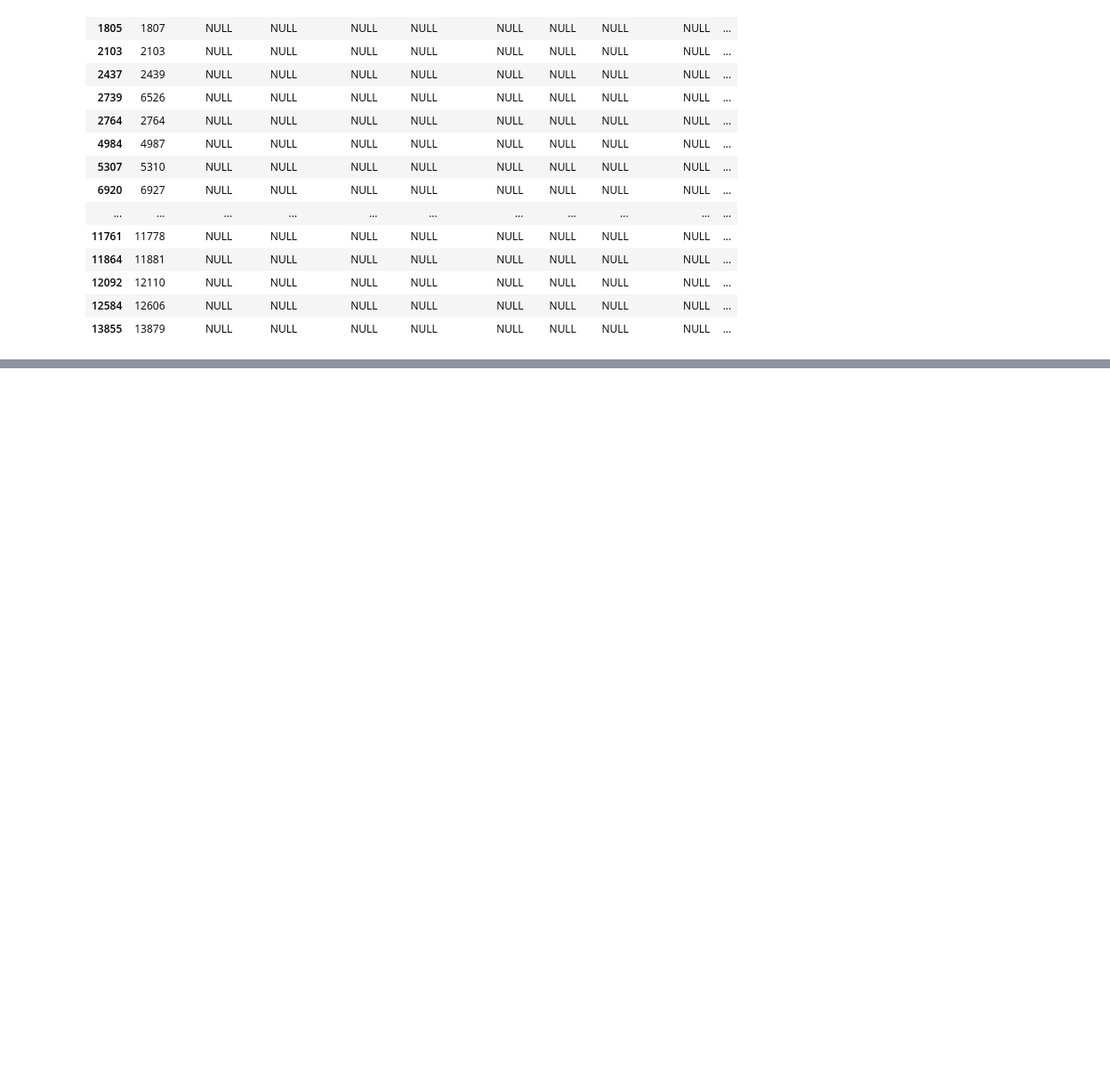
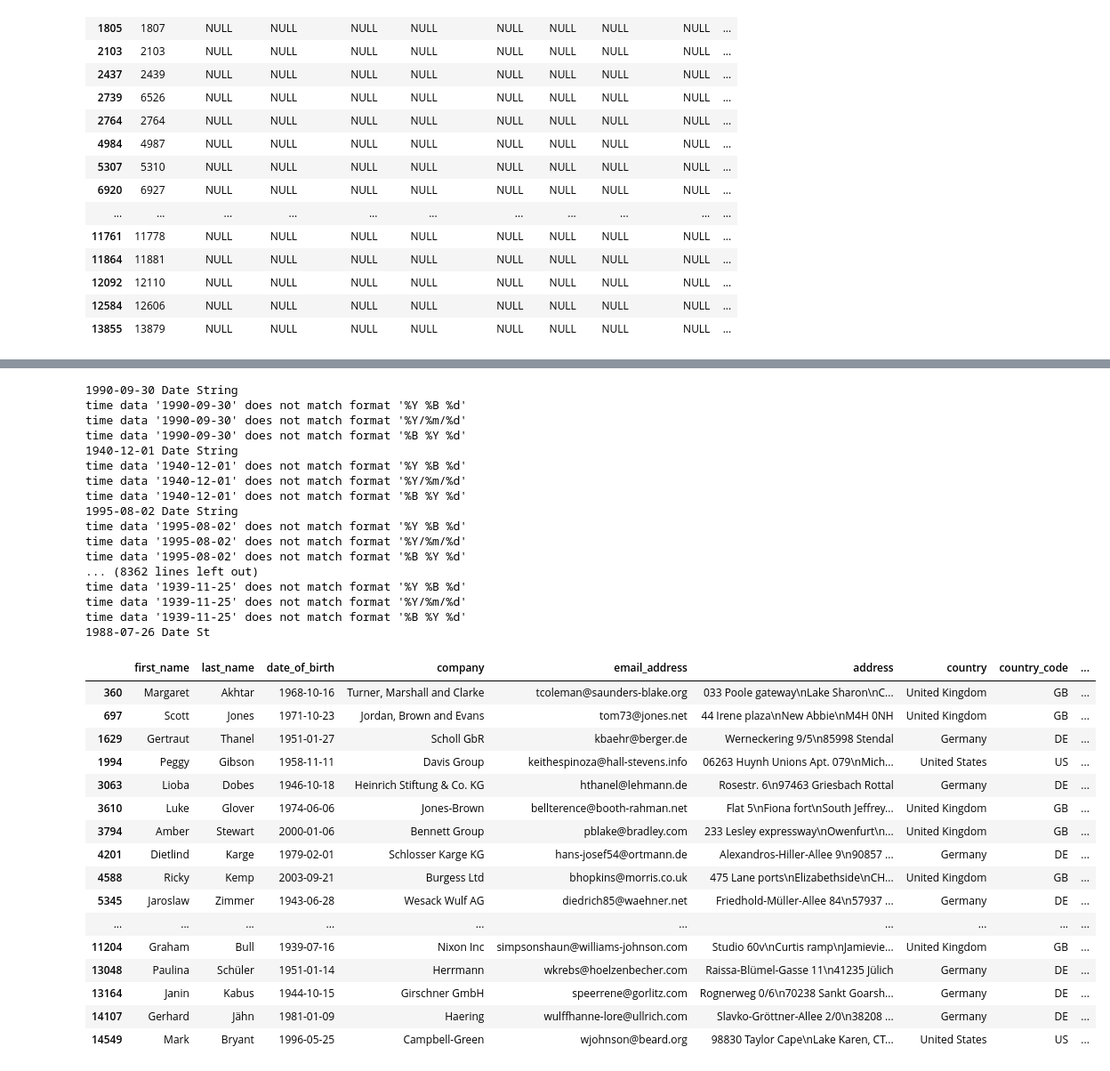
Before and after one commit to ArachnaDude/multinational-retail-data-centralisation140, a Jupyter notebook: data_clean_rough.ipynb, the cells around one changed output, grey strips where cells are left out. Shown at 89% size. Saved outputs shown, nothing was run; the diff lists cells and outputs as text; code cells hidden in the pictures; blank space fills up the shorter version.

```diff
--- a/data_clean_rough.ipynb
+++ b/data_clean_rough.ipynb
@@ -74,0 +298,51 @@ duplicate_uuids
+# %%
+def preprocess_dob(date_str):
+  formats = ["%Y %B %d", "%Y/%m/%d", "%B %Y %d", "%Y-%m-%d"]
+  print(date_str, "Date String")
+  for format in formats:
+    try:
+      return datetime.strptime(date_str, format)
+    except Exception as e:
+      print(e)
+      continue
+  return pd.NaT
+
+
+filtered_df["date_of_birth"] = filtered_df["date_of_birth"].apply(preprocess_dob)
+
+filtered_df.loc[non_matching_dates]
+# %% [output]
+1990-09-30 Date String
+time data '1990-09-30' does not match format '%Y %B %d'
+time data '1990-09-30' does not match format '%Y/%m/%d'
+time data '1990-09-30' does not match format '%B %Y %d'
+1940-12-01 Date String
+time data '1940-12-01' does not match format '%Y %B %d'
+time data '1940-12-01' does not match format '%Y/%m/%d'
+time data '1940-12-01' does not match format '%B %Y %d'
+1995-08-02 Date String
+time data '1995-08-02' does not match format '%Y %B %d'
+time data '1995-08-02' does not match format '%Y/%m/%d'
+time data '1995-08-02' does not match format '%B %Y %d'
+... (8362 lines left out)
+time data '1939-11-25' does not match format '%Y %B %d'
+time data '1939-11-25' does not match format '%Y/%m/%d'
+time data '1939-11-25' does not match format '%B %Y %d'
+1988-07-26 Date St
+|  | first_name | last_name | date_of_birth | company | email_address | address | country | country_code | ... |
+| 360 | Margaret | Akhtar | 1968-10-16 | Turner, Marshall and Clarke | tcoleman@saunders-blake.org | 033 Poole gateway\nLake Sharon\nC... | United Kingdom | GB | ... |
+| 697 | Scott | Jones | 1971-10-23 | Jordan, Brown and Evans | tom73@jones.net | 44 Irene plaza\nNew Abbie\nM4H 0NH | United Kingdom | GB | ... |
+| 1629 | Gertraut | Thanel | 1951-01-27 | Scholl GbR | kbaehr@berger.de | Werneckering 9/5\n85998 Stendal | Germany | DE | ... |
+| 1994 | Peggy | Gibson | 1958-11-11 | Davis Group | keithespinoza@hall-stevens.info | 06263 Huynh Unions Apt. 079\nMich... | United States | US | ... |
+| 3063 | Lioba | Dobes | 1946-10-18 | Heinrich Stiftung & Co. KG | hthanel@lehmann.de | Rosestr. 6\n97463 Griesbach Rottal | Germany | DE | ... |
+| 3610 | Luke | Glover | 1974-06-06 | Jones-Brown | bellterence@booth-rahman.net | Flat 5\nFiona fort\nSouth Jeffrey... | United Kingdom | GB | ... |
+| 3794 | Amber | Stewart | 2000-01-06 | Bennett Group | pblake@bradley.com | 233 Lesley expressway\nOwenfurt\n... | United Kingdom | GB | ... |
+| 4201 | Dietlind | Karge | 1979-02-01 | Schlosser Karge KG | hans-josef54@ortmann.de | Alexandros-Hiller-Allee 9\n90857 ... | Germany | DE | ... |
+| 4588 | Ricky | Kemp | 2003-09-21 | Burgess Ltd | bhopkins@morris.co.uk | 475 Lane ports\nElizabethside\nCH... | United Kingdom | GB | ... |
+| 5345 | Jaroslaw | Zimmer | 1943-06-28 | Wesack Wulf AG | diedrich85@waehner.net | Friedhold-Müller-Allee 84\n57937 ... | Germany | DE | ... |
+| ... | ... | ... | ... | ... | ... | ... | ... | ... | ... |
+| 11204 | Graham | Bull | 1939-07-16 | Nixon Inc | simpsonshaun@williams-johnson.com | Studio 60v\nCurtis ramp\nJamievie... | United Kingdom | GB | ... |
+| 13048 | Paulina | Schüler | 1951-01-14 | Herrmann | wkrebs@hoelzenbecher.com | Raissa-Blümel-Gasse 11\n41235 Jülich | Germany | DE | ... |
+| 13164 | Janin | Kabus | 1944-10-15 | Girschner GmbH | speerrene@gorlitz.com | Rognerweg 0/6\n70238 Sankt Goarsh... | Germany | DE | ... |
+| 14107 | Gerhard | Jähn | 1981-01-09 | Haering | wulffhanne-lore@ullrich.com | Slavko-Gröttner-Allee 2/0\n38208 ... | Germany | DE | ... |
+| 14549 | Mark | Bryant | 1996-05-25 | Campbell-Green | wjohnson@beard.org | 98830 Taylor Cape\nLake Karen, CT... | United States | US | ... |
```
Also changed, not shown: parts of 28 cells of this notebook.
